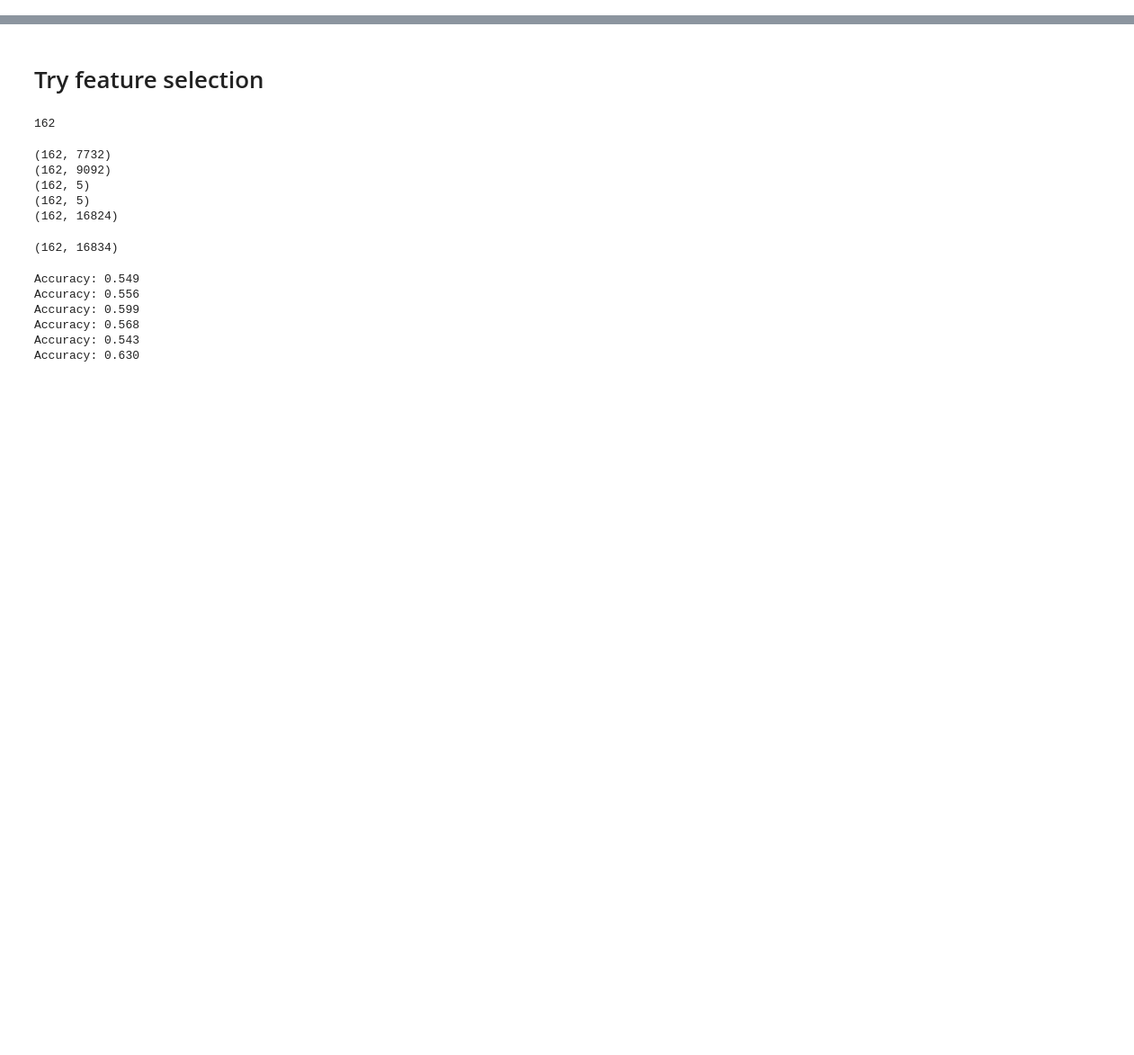
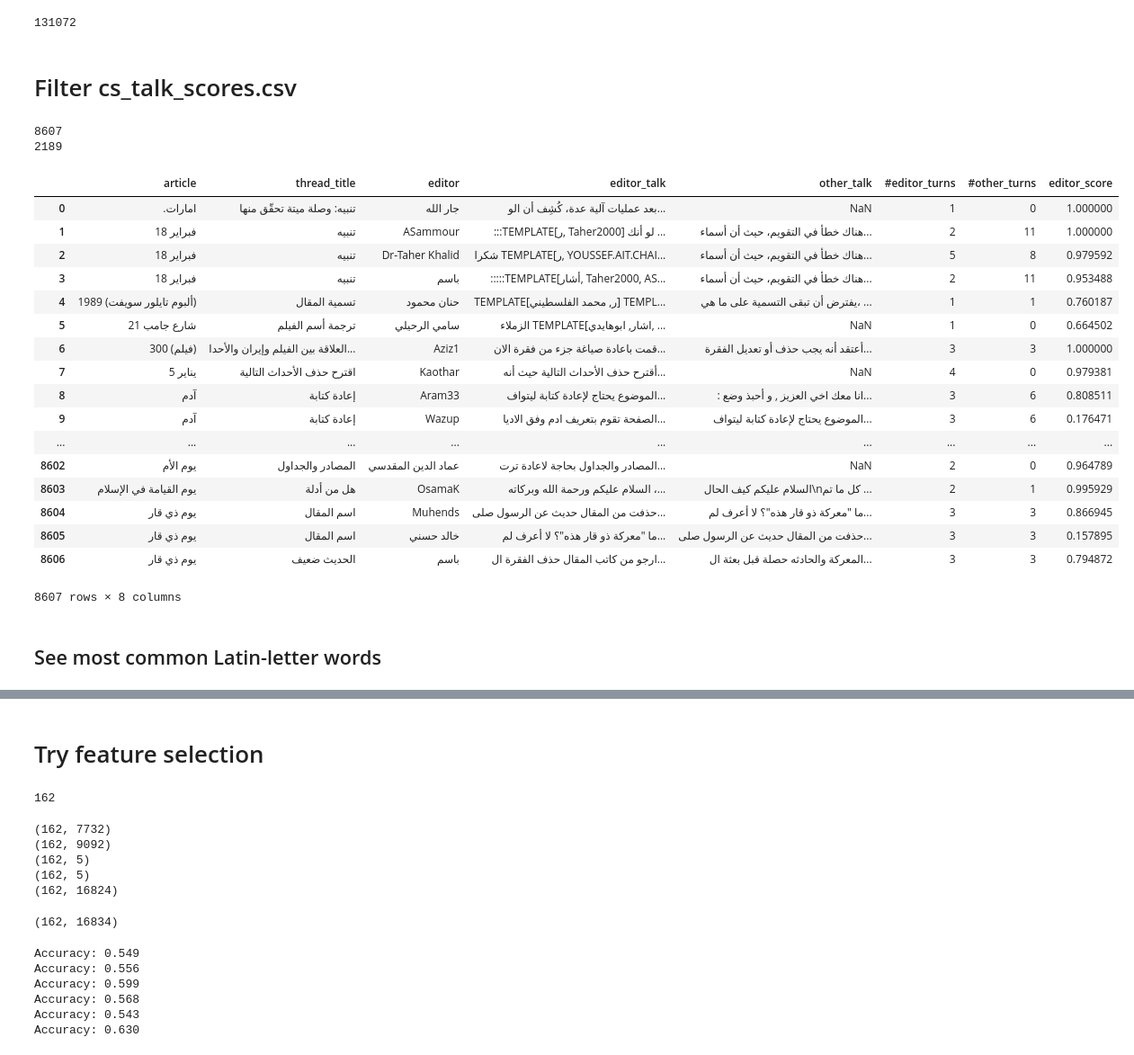
Before and after one commit to michaelmilleryoder/wikipedia-research-ipynb, a Jupyter notebook: ar.ipynb, the cells around one changed output, grey strips where cells are left out. Shown at 90% size. Cells and saved outputs as stored; diff of their text form; code cells hidden in the pictures; blank space fills up the shorter version.

```diff
--- a/ar.ipynb
+++ b/ar.ipynb
@@ -1,7 +1,8 @@
 # %%
 import pandas as pd
 import csv
-from string import ascii_letters
+from string import ascii_letters, punctuation
+letters = ascii_letters + punctuation
 from nltk.corpus import words, stopwords
 import nltk
 from collections import Counter, defaultdict
@@ -10,13 +11,78 @@ endict = set(words.words())
 from IPython.core.debugger import Tracer; debug_here = Tracer()
 from pandas.tseries.offsets import *
 from sklearn.metrics import cohen_kappa_score, make_scorer
-from sklearn import cross_validation, svm
+from sklearn import svm
 from sklearn.linear_model import LinearRegression, LogisticRegression
 from sklearn.feature_extraction.text import CountVectorizer, TfidfVectorizer
-from sklearn.model_selection import train_test_split, LeaveOneOut
+from sklearn.model_selection import train_test_split, LeaveOneOut, cross_val_score
 from sklearn.feature_selection import SelectPercentile, chi2
 from sklearn.pipeline import make_pipeline
 from scipy.stats import ttest_rel, ttest_ind, pearsonr
 from scipy.sparse import hstack
 import numpy as np
 import math
+import sys
+csv.field_size_limit(sys.maxsize)
+# %% [output]
+131072
+# %% [markdown]
+# Filter cs_talk_scores.csv
+# %%
+# See if a word is all Latin characters
+def all_latin(word):
+    if len(word) > 1 and all(c in letters for c in word) \
+            and any(c in ascii_letters for c in word) \
+            and not word.startswith('http') \
+            and word != '(UTC)' \
+            and word != '\\n' \
+            and not 'TEMPLATE' in word:
+        return True
+    else:
+        return False
+
+# See if a text has at least three words with Latin letters longer than 1 letter
+def has_latin(text):
+    if sum(all_latin(w) for w in str(text).split()) > 2:
+        return True
+    else:
+        return False
+
+# Return words with Latin letters longer than 1 letter
+def get_latin(text):
+    latin_wds = [w for w in str(text).split() if all_latin(w)]
+    if len(latin_wds) > 2:
+        return latin_wds
+    else:
+        return None
+# %%
+cstalk_path = '/home/michael/school/research/wp/ar/cs_talk_scores.csv'
+data = pd.read_csv(cstalk_path)
+print(len(data))
+
+cs_mask = data['editor_talk'].map(has_latin)
+cs_rows = data[cs_mask]
+print(len(cs_rows))
+data
+# %% [output]
+8607
+2189
+|  | article | thread_title | editor | editor_talk | other_talk | #editor_turns | #other_turns | editor_score |
+| 0 | .امارات | تنبيه: وصلة ميتة تحقّق منها | جار الله | بعد عمليات آلية عدة، كُشِف أن الو... | NaN | 1 | 0 | 1.000000 |
+| 1 | 18 فبراير | تنبيه | ASammour | :::TEMPLATE[ر, Taher2000] لو أنك ... | هناك خطأ في التقويم، حيث أن أسماء... | 2 | 11 | 1.000000 |
+| 2 | 18 فبراير | تنبيه | Dr-Taher Khalid | شكرا TEMPLATE[ر, YOUSSEF.AIT.CHAI... | هناك خطأ في التقويم، حيث أن أسماء... | 5 | 8 | 0.979592 |
+| 3 | 18 فبراير | تنبيه | باسم | :::::TEMPLATE[أشار, Taher2000, AS... | هناك خطأ في التقويم، حيث أن أسماء... | 2 | 11 | 0.953488 |
+| 4 | 1989 (ألبوم تايلور سويفت) | تسمية المقال | حنان محمود | TEMPLATE[ر, محمد الفلسطيني] TEMPL... | يفترض أن تبقى التسمية على ما هي، ... | 1 | 1 | 0.760187 |
+| 5 | 21 شارع جامب | ترجمة أسم الفيلم | سامي الرحيلي | الزملاء TEMPLATE[اشار, ابوهايدي, ... | NaN | 1 | 0 | 0.664502 |
+| 6 | 300 (فيلم) | العلاقة بين الفيلم وإيران والأحدا... | Aziz1 | قمت باعادة صياغة جزء من فقرة الان... | أعتقد أنه يجب حذف أو تعديل الفقرة... | 3 | 3 | 1.000000 |
+| 7 | 5 يناير | اقترح حذف الأحداث التالية | Kaothar | أقترح حذف الأحداث التالية حيث أنه... | NaN | 4 | 0 | 0.979381 |
+| 8 | آدم | إعادة كتابة | Aram33 | الموضوع يحتاج لإعادة كتابة ليتواف... | : انا معك اخي العزيز , و أحبذ وضع... | 3 | 6 | 0.808511 |
+| 9 | آدم | إعادة كتابة | Wazup | الصفحة تقوم بتعريف ادم وفق الاديا... | الموضوع يحتاج لإعادة كتابة ليتواف... | 3 | 6 | 0.176471 |
+| ... | ... | ... | ... | ... | ... | ... | ... | ... |
+| 8602 | يوم الأم | المصادر والجداول | عماد الدين المقدسي | المصادر والجداول بحاجة لاعادة ترت... | NaN | 2 | 0 | 0.964789 |
+| 8603 | يوم القيامة في الإسلام | هل من أدلة | OsamaK | السلام عليكم ورحمة الله وبركاته ،... | السلام عليكم كيف الحال\nكل ما تم ... | 2 | 1 | 0.995929 |
+| 8604 | يوم ذي قار | اسم المقال | Muhends | حذفت من المقال حديث عن الرسول صلى... | ما "معركة ذو قار هذه"؟ لا أعرف لم... | 3 | 3 | 0.866945 |
+| 8605 | يوم ذي قار | اسم المقال | خالد حسني | ما "معركة ذو قار هذه"؟ لا أعرف لم... | حذفت من المقال حديث عن الرسول صلى... | 3 | 3 | 0.157895 |
+| 8606 | يوم ذي قار | الحديث ضعيف | باسم | ارجو من كاتب المقال حذف الفقرة ال... | المعركة والحادثه حصلة قبل بعثة ال... | 3 | 3 | 0.794872 |
+8607 rows × 8 columns
+# %% [markdown]
+## See most common Latin-letter words
```
Also changed, not shown: parts of 28 cells of this notebook, 4 other files.
